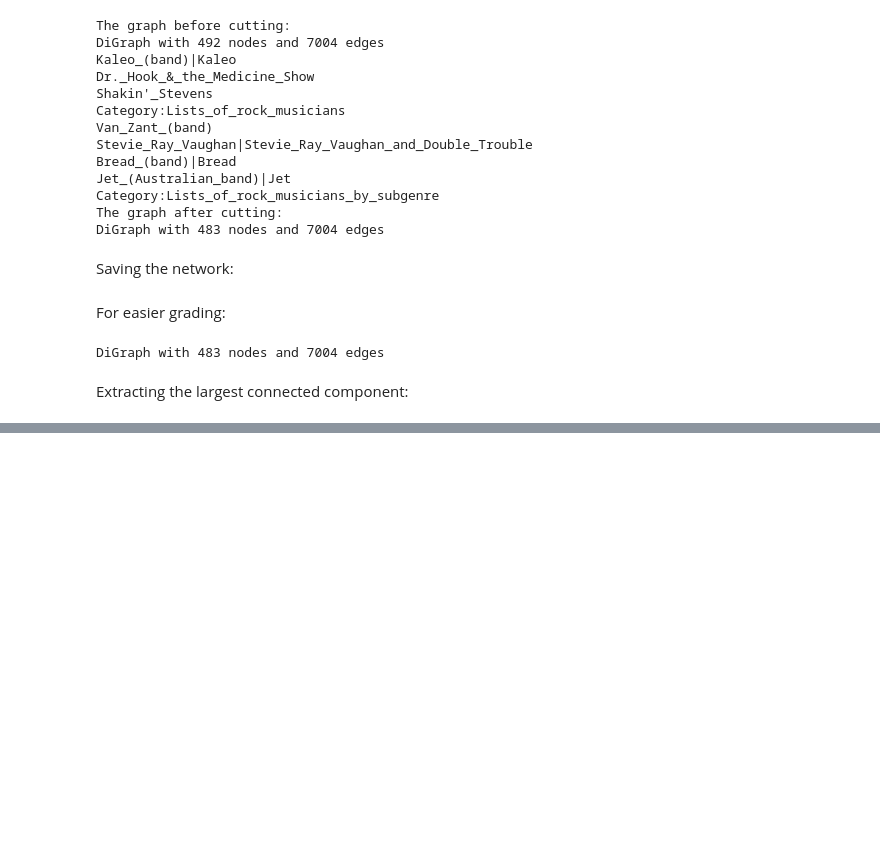
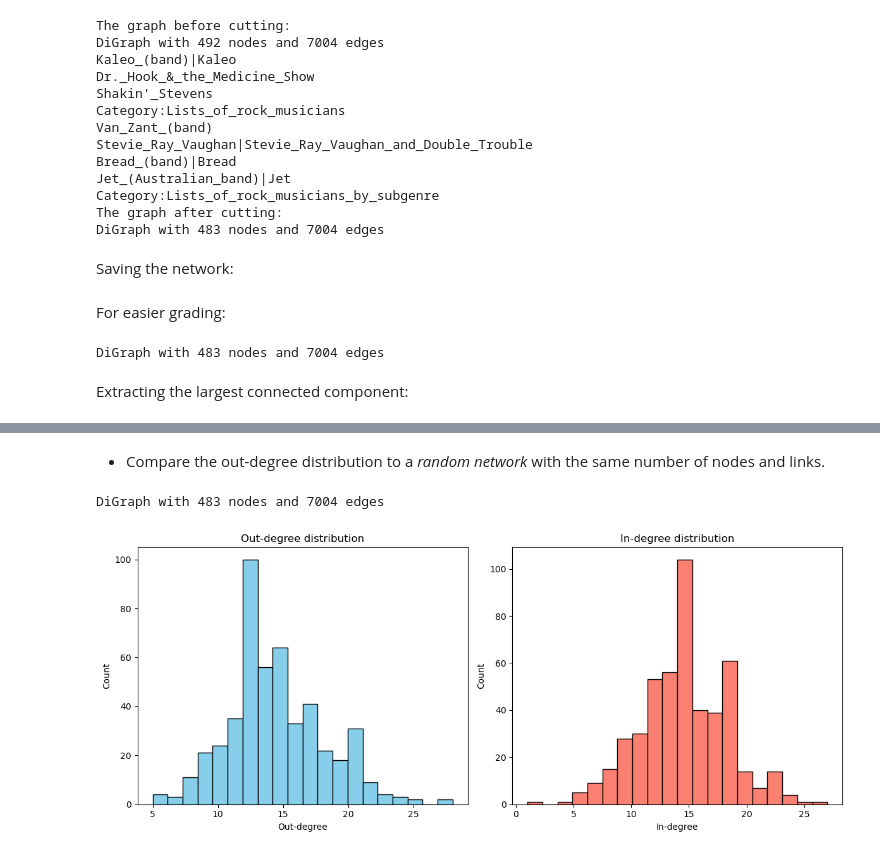
Before and after one commit to hoboldi/Social-Graphs-and-Interactions, a Jupyter notebook: Assignment1.ipynb, the cells around one changed output, grey strips where cells are left out. Drawn from its saved outputs; the diff is of its cells as text; code cells hidden in the pictures; blank space fills up the shorter version.

```diff
--- a/Assignment1.ipynb
+++ b/Assignment1.ipynb
@@ -211,0 +277,28 @@ LCG = max(nx.weakly_connected_components(G), key=len)
+# %% [markdown]
+- Compare the out-degree distribution to a *random network* with the same number of nodes and links.
+# %%
+random = nx.gnm_random_graph(n=LCG.number_of_nodes(),m=LCG.number_of_edges(),directed=True)
+print(random)
+
+in_degrees  = [d for _, d in random.in_degree()]
+out_degrees = [d for _, d in random.out_degree()]
+
+plt.figure(figsize=(12,5))
+
+plt.subplot(1,2,1)
+plt.hist(out_degrees, bins=20, color="skyblue", edgecolor="black")
+plt.title("Out-degree distribution")
+plt.xlabel("Out-degree")
+plt.ylabel("Count")
+
+plt.subplot(1,2,2)
+plt.hist(in_degrees, bins=20, color="salmon", edgecolor="black")
+plt.title("In-degree distribution")
+plt.xlabel("In-degree")
+plt.ylabel("Count")
+
+plt.tight_layout()
+plt.show()
+# %% [output]
+DiGraph with 483 nodes and 7004 edges
+[figure, added]
```
Also changed, not shown: parts of 17 cells of this notebook.
